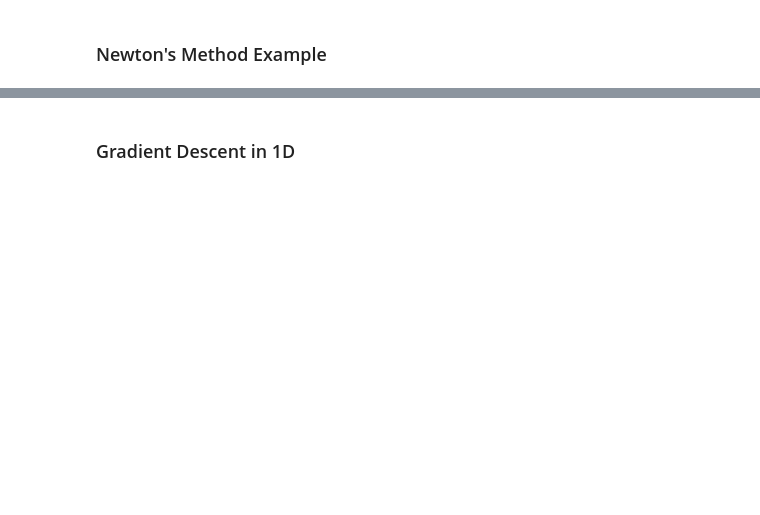
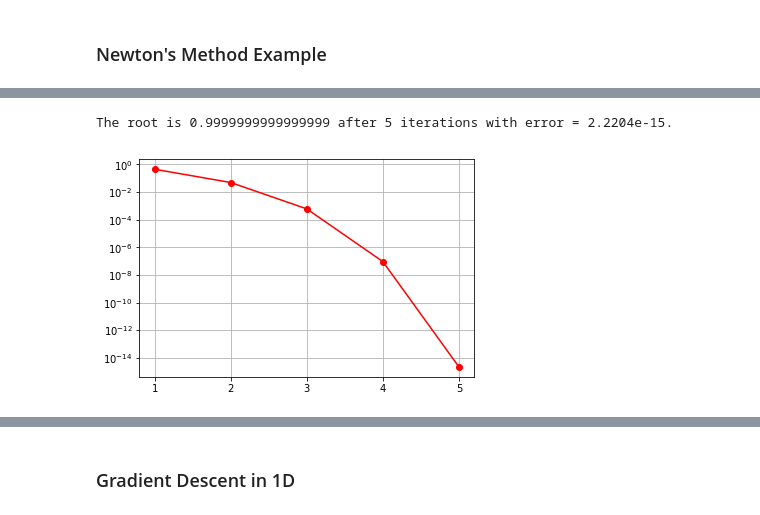
Before and after one commit to justinhood/Industrial-Math, a Jupyter notebook: Assignment 5/Gradient Descent Introduction.ipynb, the cells around one changed output, grey strips where cells are left out. Cells and saved outputs as stored; diff of their text form; code cells hidden in the pictures; blank space fills up the shorter version.

```diff
--- a/Assignment 5/Gradient Descent Introduction.ipynb
+++ b/Assignment 5/Gradient Descent Introduction.ipynb
@@ -21,9 +39,22 @@ xtrue = 3/10
+# %%
+def newton(r,func,dfunc,tol,maxiter=10):
+    k, err =0,1+tol
+    evec = []
+    while np.fabs(err) > tol and k < maxiter:
+        err = func(r)/dfunc(r)
+        evec.append(np.fabs(err))
+        r -= err
+        k += 1
+    return evec+np.finfo(float).eps, k-1, r
 # %%
-evec, its, root = newton(4,f,df,1e-8)
+evec, its, root = newton(2,f,df,1e-8)
 print('The root is {} after {} iterations with error = {:2.4e}.'.format(root,its,evec[-1]))
 plt.semilogy(np.arange(1,len(evec)),evec[1:],'ro-')
 plt.xticks(np.arange(1,len(evec)))
 plt.grid(True);
+# %% [output]
+The root is 0.9999999999999999 after 5 iterations with error = 2.2204e-15.
+[figure, added]
 # %%
 evec, its, root = newton(4,df,df2,1e-8)
 print('The root is {} after {} iterations with error = {:2.4e}.'.format(root,its,evec[-1]))
```
Also changed, not shown: parts of 9 cells of this notebook, 4 other files.
